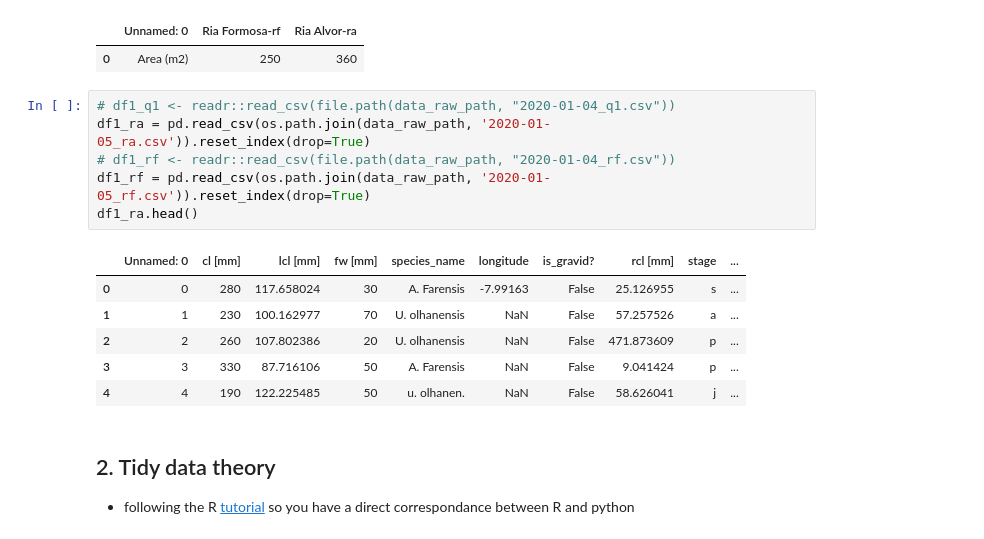
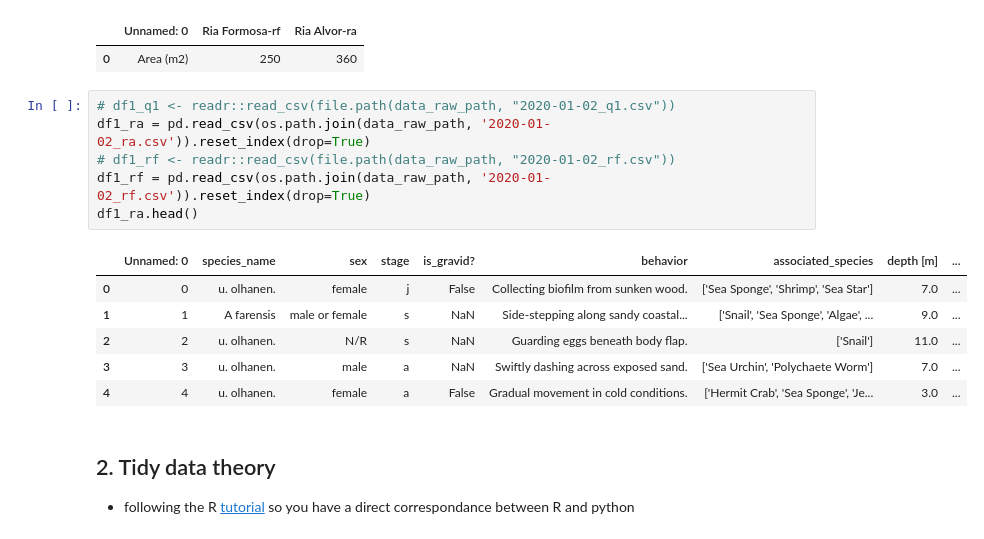
Before and after one commit to Py-ualg/2025-tidy-python, a Jupyter notebook: tutorials/nb2_tidy_data.ipynb, the cells around one changed output. Saved outputs shown, nothing was run; the diff lists cells and outputs as text.

```diff
--- a/tutorials/nb2_tidy_data.ipynb
+++ b/tutorials/nb2_tidy_data.ipynb
@@ -40,18 +40,18 @@ quadrats01.head()
 |  | Unnamed: 0 | Ria Formosa-rf | Ria Alvor-ra |
 | 0 | Area (m2) | 250 | 360 |
 # %%
-# df1_q1 <- readr::read_csv(file.path(data_raw_path, "2020-01-04_q1.csv"))
-df1_ra = pd.read_csv(os.path.join(data_raw_path, '2020-01-05_ra.csv')).reset_index(drop=True)
-# df1_rf <- readr::read_csv(file.path(data_raw_path, "2020-01-04_rf.csv"))
-df1_rf = pd.read_csv(os.path.join(data_raw_path, '2020-01-05_rf.csv')).reset_index(drop=True)
+# df1_q1 <- readr::read_csv(file.path(data_raw_path, "2020-01-02_q1.csv"))
+df1_ra = pd.read_csv(os.path.join(data_raw_path, '2020-01-02_ra.csv')).reset_index(drop=True)
+# df1_rf <- readr::read_csv(file.path(data_raw_path, "2020-01-02_rf.csv"))
+df1_rf = pd.read_csv(os.path.join(data_raw_path, '2020-01-02_rf.csv')).reset_index(drop=True)
 df1_ra.head()
 # %% [output]
-|  | Unnamed: 0 | cl [mm] | lcl [mm] | fw [mm] | species_name | longitude | is_gravid? | rcl [mm] | stage | ... |
-| 0 | 0 | 280 | 117.658024 | 30 | A. Farensis | -7.99163 | False | 25.126955 | s | ... |
-| 1 | 1 | 230 | 100.162977 | 70 | U. olhanensis | NaN | False | 57.257526 | a | ... |
-| 2 | 2 | 260 | 107.802386 | 20 | U. olhanensis | NaN | False | 471.873609 | p | ... |
-| 3 | 3 | 330 | 87.716106 | 50 | A. Farensis | NaN | False | 9.041424 | p | ... |
-| 4 | 4 | 190 | 122.225485 | 50 | u. olhanen. | NaN | False | 58.626041 | j | ... |
+|  | Unnamed: 0 | species_name | sex | stage | is_gravid? | behavior | associated_species | depth [m] | ... |
+| 0 | 0 | u. olhanen. | female | j | False | Collecting biofilm from sunken wood. | ['Sea Sponge', 'Shrimp', 'Sea Star'] | 7.0 | ... |
+| 1 | 1 | A farensis | male or female | s | NaN | Side-stepping along sandy coastal... | ['Snail', 'Sea Sponge', 'Algae', ... | 9.0 | ... |
+| 2 | 2 | u. olhanen. | N/R | s | NaN | Guarding eggs beneath body flap. | ['Snail'] | 11.0 | ... |
+| 3 | 3 | u. olhanen. | male | a | NaN | Swiftly dashing across exposed sand. | ['Sea Urchin', 'Polychaete Worm'] | 7.0 | ... |
+| 4 | 4 | u. olhanen. | female | a | False | Gradual movement in cold conditions. | ['Hermit Crab', 'Sea Sponge', 'Je... | 3.0 | ... |
 # %% [markdown]
 ## 2. Tidy data theory
 - following the R [tutorial](https://r4ds.had.co.nz/tidy-data.html) so you have a direct correspondance between R and python
```
Also changed, not shown: parts of 46 cells of this notebook.
